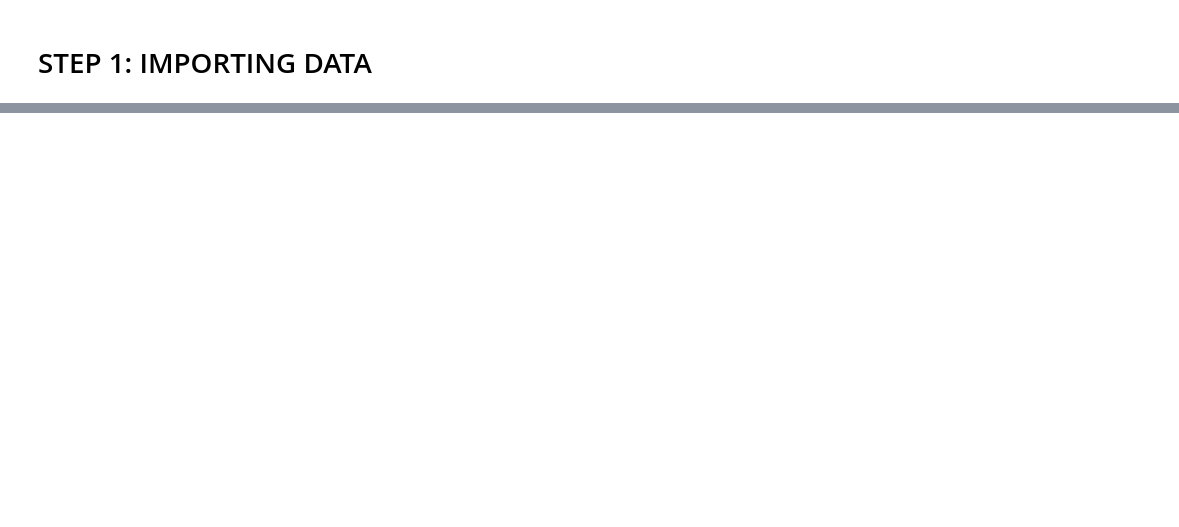
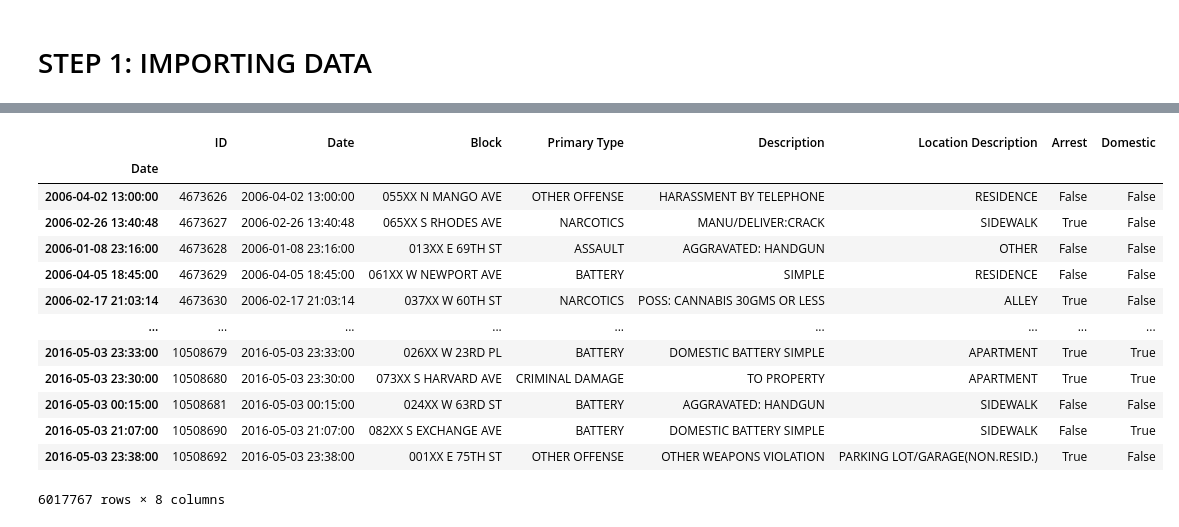
Before and after one commit to elarsaks/8ML-Projects, a Jupyter notebook: Project 3/MySolution.ipynb, the cells around one changed output, grey strips where cells are left out. Saved outputs shown, nothing was run; the diff lists cells and outputs as text; code cells hidden in the pictures; blank space fills up the shorter version.

```diff
--- a/Project 3/MySolution.ipynb
+++ b/Project 3/MySolution.ipynb
@@ -18,0 +61,17 @@ TypeError: read_csv() got an unexpected keyword argument 'error_bad_lines'
+# %%
+chicago_df
+# %% [output]
+|  | ID | Date | Block | Primary Type | Description | Location Description | Arrest | Domestic |
+| Date |  |  |  |  |  |  |  |  |
+| 2006-04-02 13:00:00 | 4673626 | 2006-04-02 13:00:00 | 055XX N MANGO AVE | OTHER OFFENSE | HARASSMENT BY TELEPHONE | RESIDENCE | False | False |
+| 2006-02-26 13:40:48 | 4673627 | 2006-02-26 13:40:48 | 065XX S RHODES AVE | NARCOTICS | MANU/DELIVER:CRACK | SIDEWALK | True | False |
+| 2006-01-08 23:16:00 | 4673628 | 2006-01-08 23:16:00 | 013XX E 69TH ST | ASSAULT | AGGRAVATED: HANDGUN | OTHER | False | False |
+| 2006-04-05 18:45:00 | 4673629 | 2006-04-05 18:45:00 | 061XX W NEWPORT AVE | BATTERY | SIMPLE | RESIDENCE | False | False |
+| 2006-02-17 21:03:14 | 4673630 | 2006-02-17 21:03:14 | 037XX W 60TH ST | NARCOTICS | POSS: CANNABIS 30GMS OR LESS | ALLEY | True | False |
+| ... | ... | ... | ... | ... | ... | ... | ... | ... |
+| 2016-05-03 23:33:00 | 10508679 | 2016-05-03 23:33:00 | 026XX W 23RD PL | BATTERY | DOMESTIC BATTERY SIMPLE | APARTMENT | True | True |
+| 2016-05-03 23:30:00 | 10508680 | 2016-05-03 23:30:00 | 073XX S HARVARD AVE | CRIMINAL DAMAGE | TO PROPERTY | APARTMENT | True | True |
+| 2016-05-03 00:15:00 | 10508681 | 2016-05-03 00:15:00 | 024XX W 63RD ST | BATTERY | AGGRAVATED: HANDGUN | SIDEWALK | False | False |
+| 2016-05-03 21:07:00 | 10508690 | 2016-05-03 21:07:00 | 082XX S EXCHANGE AVE | BATTERY | DOMESTIC BATTERY SIMPLE | SIDEWALK | False | True |
+| 2016-05-03 23:38:00 | 10508692 | 2016-05-03 23:38:00 | 001XX E 75TH ST | OTHER OFFENSE | OTHER WEAPONS VIOLATION | PARKING LOT/GARAGE(NON.RESID.) | True | False |
+6017767 rows × 8 columns
```
Also changed, not shown: parts of 18 cells of this notebook.
